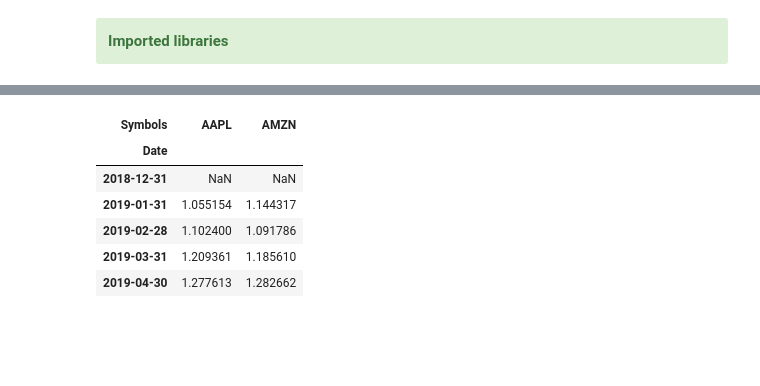
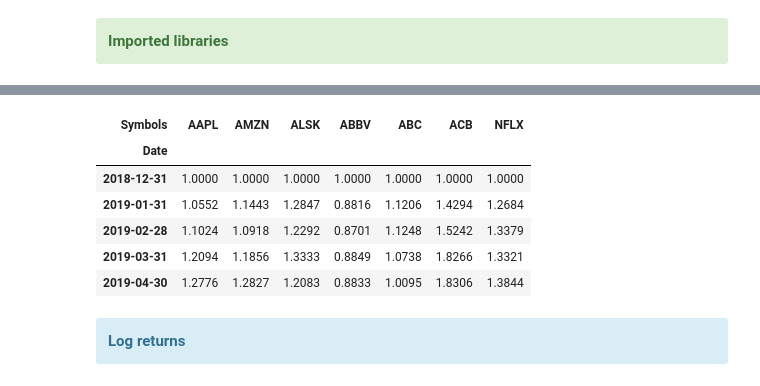
Before and after one commit to Pedro-Ivo/Financial_Analysis, a Jupyter notebook: Working with multiple assets.ipynb, the cells around one changed output, grey strips where cells are left out. Cells and saved outputs as stored; diff of their text form; code cells hidden in the pictures; blank space fills up the shorter version.

```diff
--- a/Working with multiple assets.ipynb
+++ b/Working with multiple assets.ipynb
@@ -3,12 +3,24 @@
 <b>Imported libraries</b>
 </div>
 # %%
+import scipy as sp
+import numpy as np
 import pandas as pd
 import datetime as dt
+import seaborn as sns
 import statsmodels.api as sm
+import matplotlib.pyplot as plt
 from pandas_datareader import data
+import scipy.cluster.hierarchy as sch
+
+# Change default pandas display options
+pd.options.display.float_format = '{:,.4f}'.format
+
+# monospace font
+plt.rcParams['font.family'] = 'monospace'
 # %%
+assets = ['AAPL', 'AMZN', 'ALSK', 'ABBV', 'ABC', 'ACB', 'NFLX']
 #For a brazilian stock as FLRY3 you have to put a .SA so it will be FLRY3.SA
-df = data.DataReader(['AAPL', 'AMZN'], 'yahoo', start = '2018/12/01', end = '2019/12/31')
+df = data.DataReader(assets, 'yahoo', start = '2018/12/01', end = '2019/12/31')
 df.head()
 # %% [output]
@@ -47,6 +76,7 @@ monthly_price.head()
 # %%
-# Percentage change of values by month
-price_pct = monthly_price.pct_change()
+# Percentage change of values by month, also works:
+# returns = ((monthly_price/monthly_price.shift())-1).dropna()
+returns = monthly_price.pct_change()
 # to remove Nan value use: .dropna()
-price_pct
+returns
 # %% [output]
@@ -68,13 +110,18 @@ price_pct
 # %%
-# Cumulative Return
-cumulative = (1+price_pct).cumprod()
-# Could use .iloc[0] = 1 to start the first period with 1
-cumulative.head()
+# Cumulative Return (Compound)
+compound_cumulative = (1+returns).cumprod()
+# To start the first period with 1
+compound_cumulative.iloc[0] = 1
+compound_cumulative.head()
 # %% [output]
-| Symbols | AAPL | AMZN |
-| Date |  |  |
-| 2018-12-31 | NaN | NaN |
-| 2019-01-31 | 1.055154 | 1.144317 |
-| 2019-02-28 | 1.102400 | 1.091786 |
-| 2019-03-31 | 1.209361 | 1.185610 |
-| 2019-04-30 | 1.277613 | 1.282662 |
+| Symbols | AAPL | AMZN | ALSK | ABBV | ABC | ACB | NFLX |
+| Date |  |  |  |  |  |  |  |
+| 2018-12-31 | 1.0000 | 1.0000 | 1.0000 | 1.0000 | 1.0000 | 1.0000 | 1.0000 |
+| 2019-01-31 | 1.0552 | 1.1443 | 1.2847 | 0.8816 | 1.1206 | 1.4294 | 1.2684 |
+| 2019-02-28 | 1.1024 | 1.0918 | 1.2292 | 0.8701 | 1.1248 | 1.5242 | 1.3379 |
+| 2019-03-31 | 1.2094 | 1.1856 | 1.3333 | 0.8849 | 1.0738 | 1.8266 | 1.3321 |
+| 2019-04-30 | 1.2776 | 1.2827 | 1.2083 | 0.8833 | 1.0095 | 1.8306 | 1.3844 |
+# %% [markdown]
+<div class="alert alert-block alert-info">
+<b>Log returns</b>
+</div>
```
Also changed, not shown: parts of 26 cells of this notebook.
